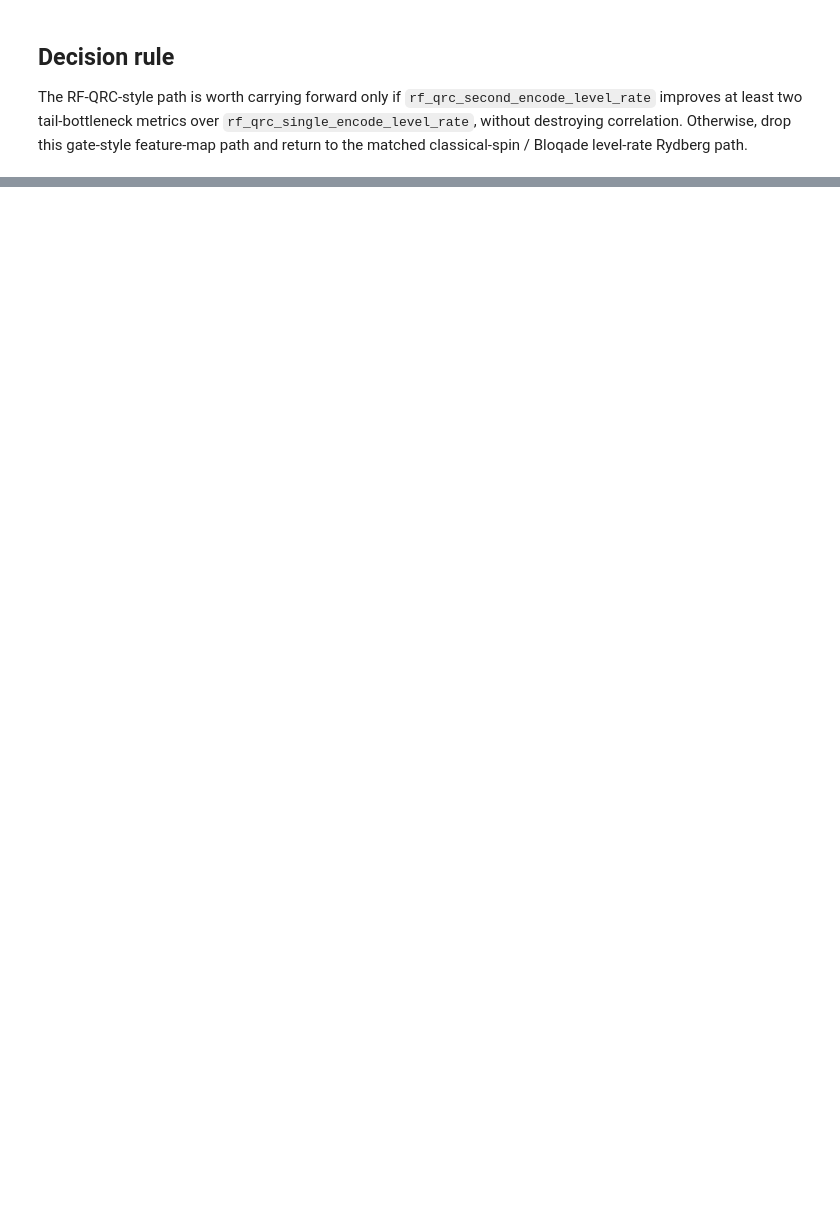
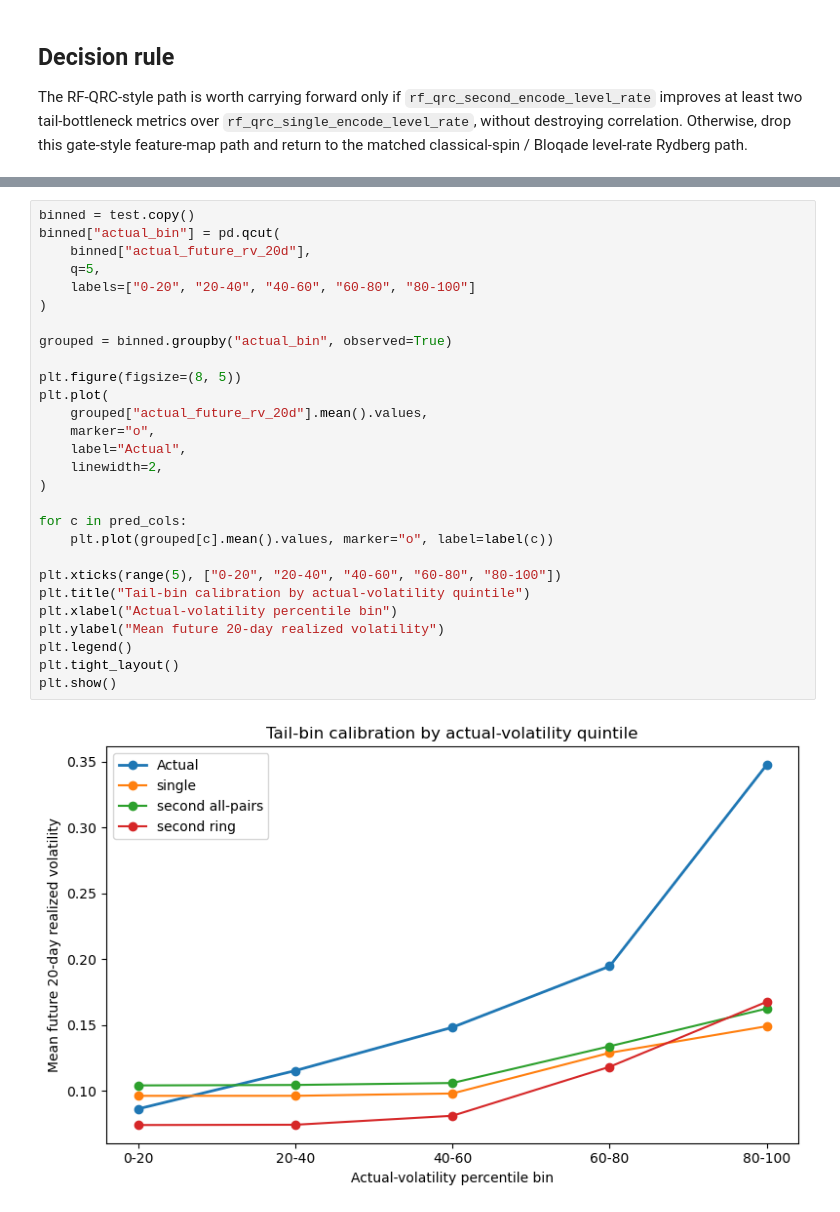
Before and after one commit to friedsam/qpitome-qrc-volatility, a Jupyter notebook: notebooks/phase3_rf_qrc_tail_probe.ipynb, the cells around one changed output, grey strips where cells are left out. Cells and saved outputs as stored; diff of their text form; blank space fills up the shorter version.

```diff
--- a/notebooks/phase3_rf_qrc_tail_probe.ipynb
+++ b/notebooks/phase3_rf_qrc_tail_probe.ipynb
@@ -48,0 +133,30 @@ The RF-QRC-style path is worth carrying forward only if `rf_qrc_second_encode_le
+# %%
+binned = test.copy()
+binned["actual_bin"] = pd.qcut(
+    binned["actual_future_rv_20d"],
+    q=5,
+    labels=["0-20", "20-40", "40-60", "60-80", "80-100"]
+)
+
+grouped = binned.groupby("actual_bin", observed=True)
+
+plt.figure(figsize=(8, 5))
+plt.plot(
+    grouped["actual_future_rv_20d"].mean().values,
+    marker="o",
+    label="Actual",
+    linewidth=2,
+)
+
+for c in pred_cols:
+    plt.plot(grouped[c].mean().values, marker="o", label=label(c))
+
+plt.xticks(range(5), ["0-20", "20-40", "40-60", "60-80", "80-100"])
+plt.title("Tail-bin calibration by actual-volatility quintile")
+plt.xlabel("Actual-volatility percentile bin")
+plt.ylabel("Mean future 20-day realized volatility")
+plt.legend()
+plt.tight_layout()
+plt.show()
+# %% [output]
+[figure, added]
```
Also changed, not shown: parts of 34 cells of this notebook, 5 other files.
